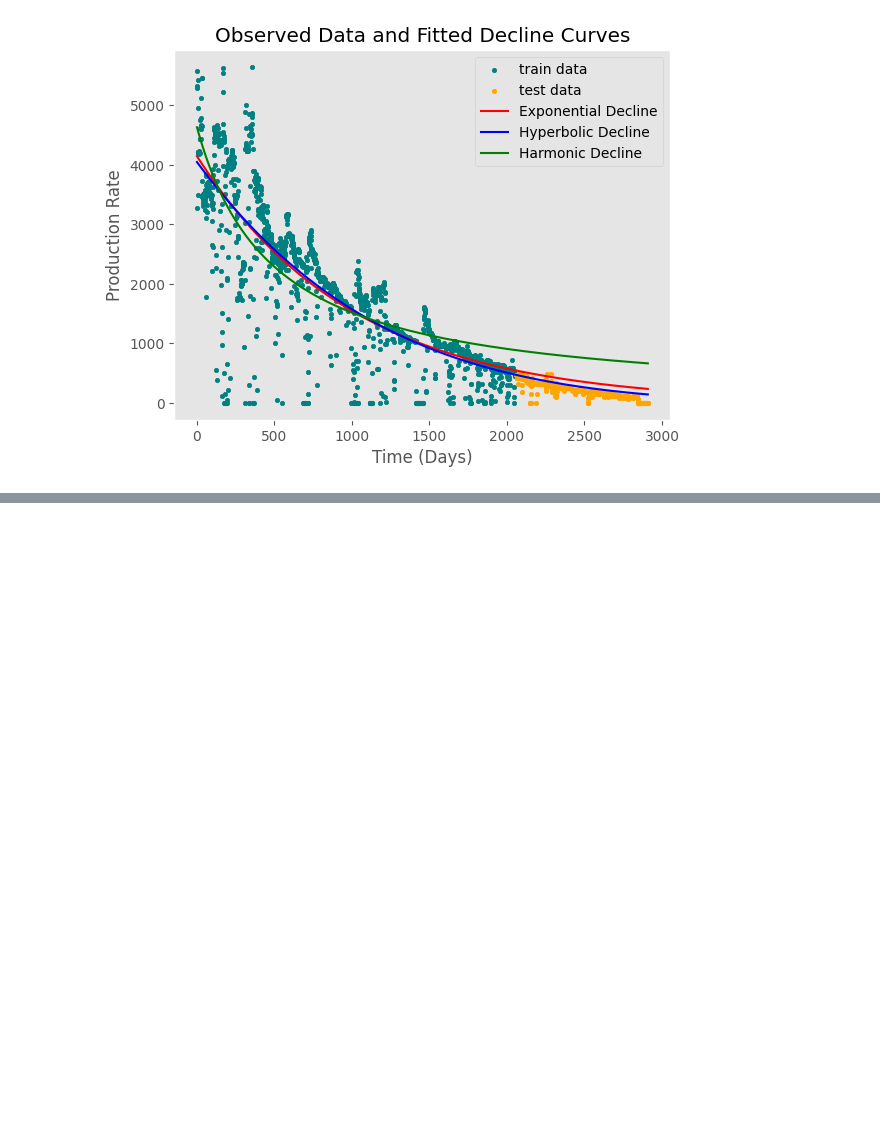
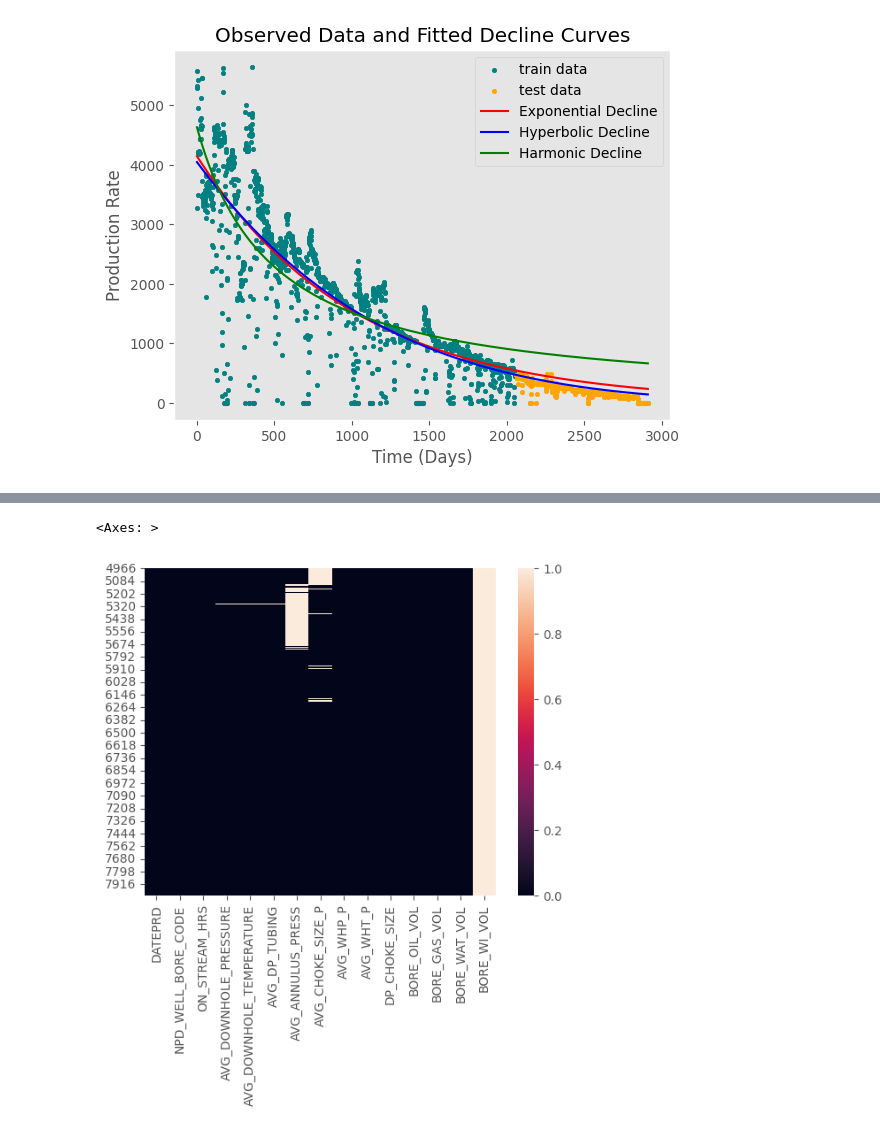
Before and after one commit to Darkmatrix5/Well-production-Dashboard, a Jupyter notebook: Volve_data_analysis_pred_fore.ipynb, the cells around one changed output, grey strips where cells are left out. Cells and saved outputs as stored; diff of their text form; code cells hidden in the pictures; blank space fills up the shorter version.

```diff
--- a/Volve_data_analysis_pred_fore.ipynb
+++ b/Volve_data_analysis_pred_fore.ipynb
@@ -635,3 +638,6 @@ plt.legend()
 plt.grid()
 # %% [output]
 [figure]
+# %%
+df_w2=df_well3.copy()
+df_w2.head()
@@ -637,0 +651,5 @@ plt.grid()
+# %%
+sns.heatmap(df_w2.isnull())
+# %% [output]
+<Axes: >
+[figure, added]
```
Also changed, not shown: parts of 49 cells of this notebook, 9 other files.
